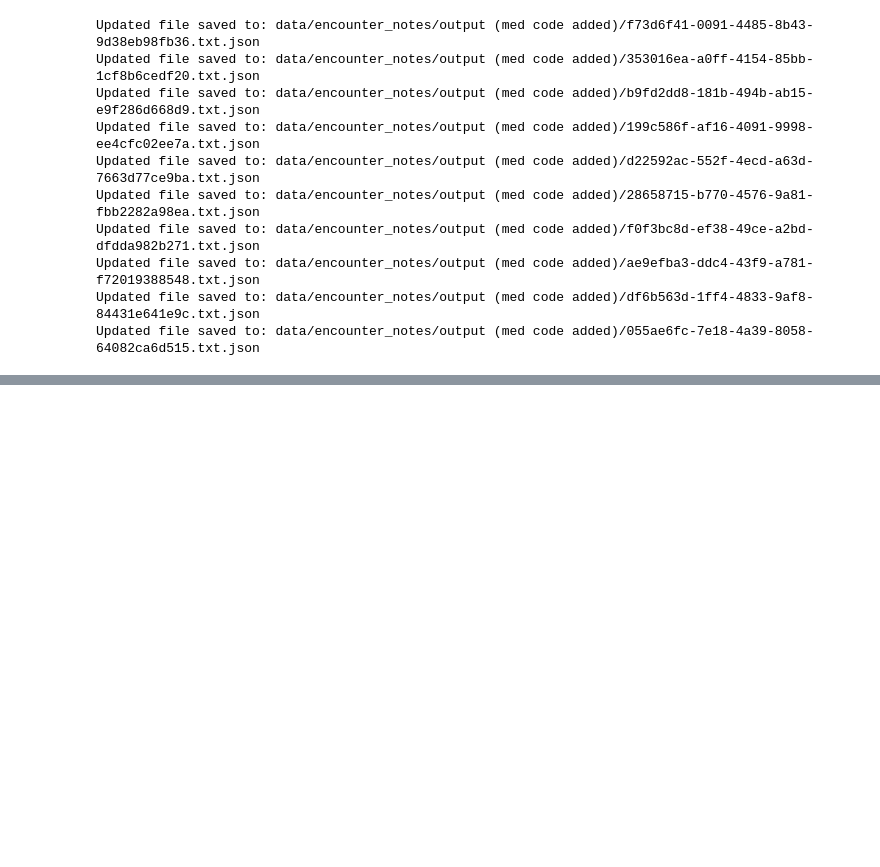
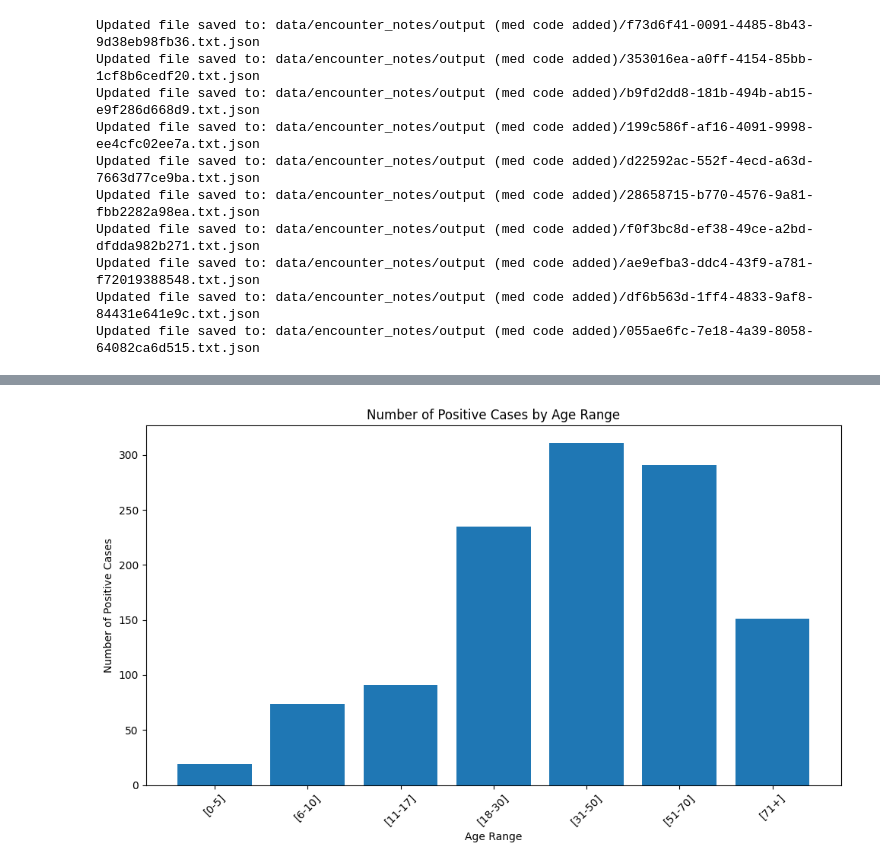
Before and after one commit to ICS-CLASSROOM/assignment-3-synthesis-jswlee, a Jupyter notebook: Assignment_3.ipynb, the cells around one changed output, grey strips where cells are left out. Drawn from its saved outputs; the diff is of its cells as text; code cells hidden in the pictures; blank space fills up the shorter version.

```diff
--- a/Assignment_3.ipynb
+++ b/Assignment_3.ipynb
@@ -570,0 +669,4 @@ Updated file saved to: data/encounter_notes/output (med code added)/055ae6fc-7e1
+# %%
+spark = SparkSession.builder \
+    .appName("Assignment_3") \
+    .getOrCreate()
@@ -570,0 +675,9 @@ Updated file saved to: data/encounter_notes/output (med code added)/055ae6fc-7e1
+# %%
+parquet_file = "parsed_notes.parquet"
+if os.path.exists(parquet_file):
+  df = spark.read.parquet(parquet_file)
+else:
+  df.write.parquet(parquet_file)
+  print(f"Saved DataFrame to {parquet_file}")
+df = spark.read.parquet("parsed_notes.parquet")
+df.show()
@@ -570,0 +716,49 @@ Updated file saved to: data/encounter_notes/output (med code added)/055ae6fc-7e1
+# %%
+# Filter out valid ages and select necessary columns
+age_df = df.select("demographics.age", "laboratory.covid19.result").filter(col("demographics.age").isNotNull())
+
+# Create age_range and sort_key in one step
+age_ranges_df = age_df.withColumn(
+    "age_range",
+    when((col("age") >= 0) & (col("age") <= 5), "[0-5]")
+    .when((col("age") >= 6) & (col("age") <= 10), "[6-10]")
+    .when((col("age") >= 11) & (col("age") <= 17), "[11-17]")
+    .when((col("age") >= 18) & (col("age") <= 30), "[18-30]")
+    .when((col("age") >= 31) & (col("age") <= 50), "[31-50]")
+    .when((col("age") >= 51) & (col("age") <= 70), "[51-70]")
+    .when((col("age") > 70), "[71+]")
+    .otherwise("Unknown")
+).withColumn(
+    "sort_key",
+    when((col("age") >= 0) & (col("age") <= 5), 1)
+    .when((col("age") >= 6) & (col("age") <= 10), 2)
+    .when((col("age") >= 11) & (col("age") <= 17), 3)
+    .when((col("age") >= 18) & (col("age") <= 30), 4)
+    .when((col("age") >= 31) & (col("age") <= 50), 5)
+    .when((col("age") >= 51) & (col("age") <= 70), 6)
+    .when((col("age") > 70), 7)
+    .otherwise(8)
+)
+
+# Filter, group, and count positive cases
+positive_cases_by_age = (
+    age_ranges_df.filter(col("result") == "Detected (qualifier value)")
+    .groupBy("age_range", "sort_key")
+    .agg(count("*").alias("count"))
+    .orderBy("sort_key")
+)
+
+# Convert to Pandas for plotting
+positive_cases_by_age_pd = positive_cases_by_age.toPandas()
+
+# Plot with Matplotlib
+plt.figure(figsize=(10, 6))
+plt.bar(positive_cases_by_age_pd["age_range"], positive_cases_by_age_pd["count"])
+plt.xlabel("Age Range")
+plt.ylabel("Number of Positive Cases")
+plt.title("Number of Positive Cases by Age Range")
+plt.xticks(rotation=45)
+plt.tight_layout()
+plt.show()
+# %% [output]
+[figure, added]
```
Also changed, not shown: parts of 10 cells of this notebook, 7 other files.
